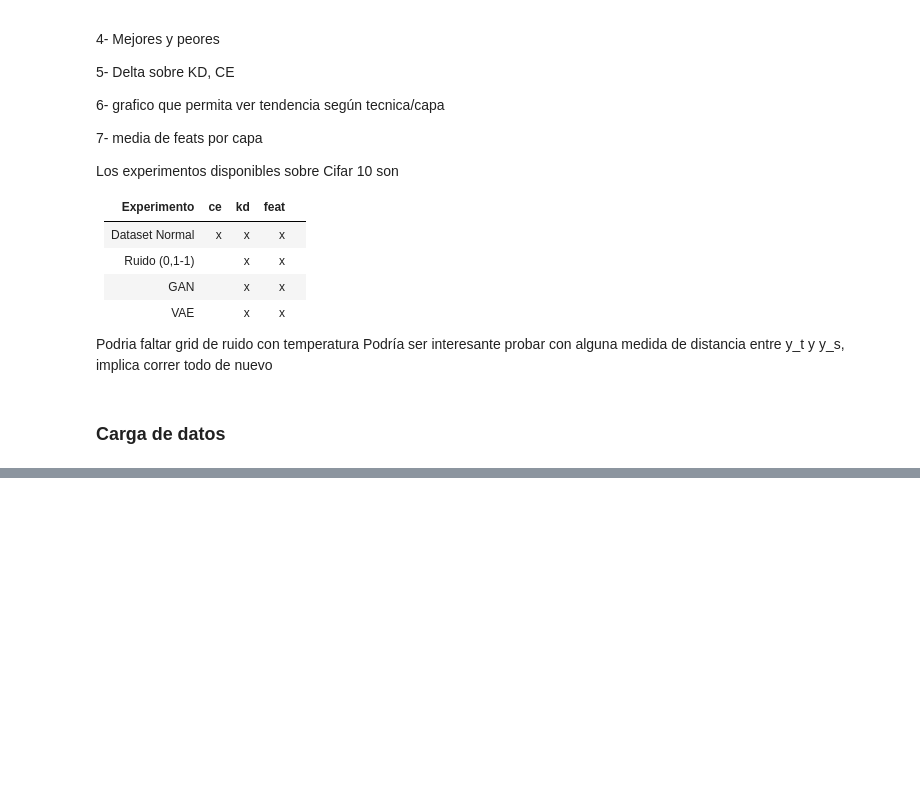
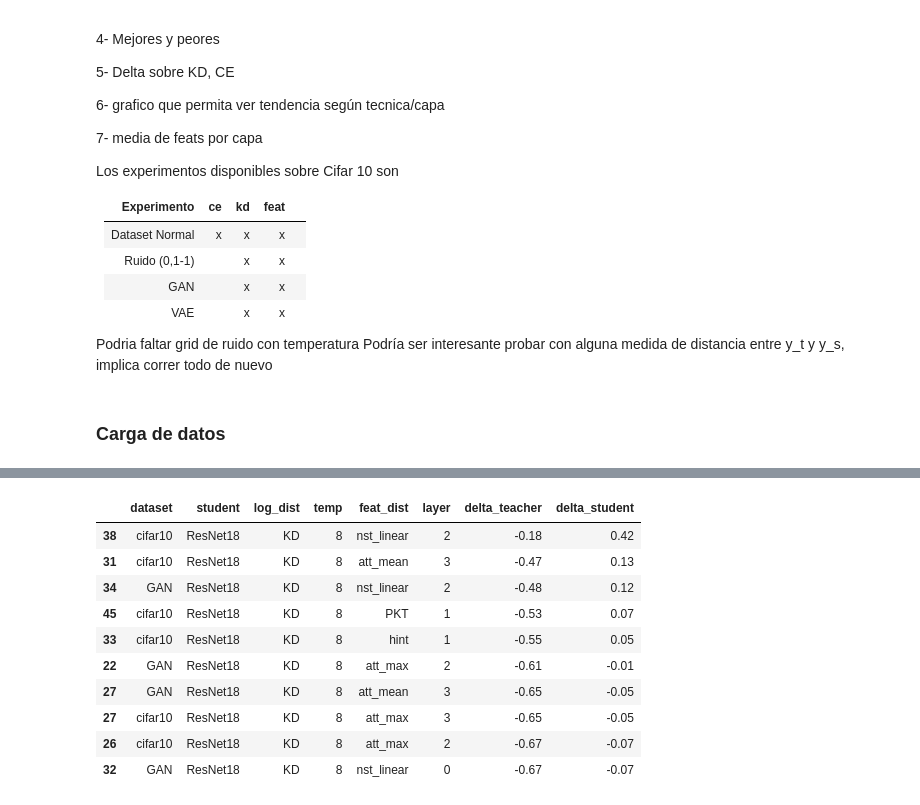
Before and after one commit to jpcosec/Memoria, a Jupyter notebook: vizFeat.ipynb, the cells around one changed output, grey strips where cells are left out. Drawn from its saved outputs; the diff is of its cells as text; code cells hidden in the pictures; blank space fills up the shorter version.

```diff
--- a/vizFeat.ipynb
+++ b/vizFeat.ipynb
@@ -512,14 +49,0 @@ for k,v in d.items():
-# %%
-# Graficos de tiempo
-def d2plambda( dic,model):
-    #for k,i in dic.items():
-    #    dic[k]=[0]
-
-    df=pd.DataFrame.from_dict(dic)
-    df['model']=model
-    df['epochs']=range(1,len(df['model'])+1)
-    #df
-    return df
-
-source=pd.concat([d2plambda(v,k) for k,v in teacher_dict.items()])
-source
@@ -643,4 +49,0 @@ import pandas as pd
-# %%
-source=pd.concat([data['students']['feat']['noise'],data['students']['kd']['noise']])
-source['noise']=[float(i.split(',')[1]) for i in source['transform']]
-source
@@ -715,0 +838,23 @@ noise_plot()
+# %%
+source=pd.concat([data['students']['feat']['noise'],
+                  data['students']['kd']['noise']])
+
+source=source[source['noise']==1.0]
+
+source=source.copy()
+source['dataset']="Noise 1.0"
+
+sourceKD=normal_whole_source('KD')
+sourceKD=sourceKD[sourceKD['feat_dist']!='nst_poly']
+
+source=pd.concat([source,
+                 data['students']['kd']['VAE'],
+                 data['students']['feat']['VAE'],
+                 data['students']['kd']['GAN'],
+                 data['students']['feat']['GAN'],
+                 sourceKD
+                 ])
+
+
+print(top_latex(source,['Mejores en \\features segun diferencia con CE', 'Mejores en \\features segun diferencia con tutor'],
+                drop=['D. logits'],keep=['dataset'],n_cases=10))
@@ -715,0 +879,14 @@ noise_plot()
+# %%
+get_top(source,by='delta_teacher',add_fields=['dataset'],n_cases=10)
+# %% [output]
+|  | dataset | student | log_dist | temp | feat_dist | layer | delta_teacher | delta_student |
+| 38 | cifar10 | ResNet18 | KD | 8 | nst_linear | 2 | -0.18 | 0.42 |
+| 31 | cifar10 | ResNet18 | KD | 8 | att_mean | 3 | -0.47 | 0.13 |
+| 34 | GAN | ResNet18 | KD | 8 | nst_linear | 2 | -0.48 | 0.12 |
+| 45 | cifar10 | ResNet18 | KD | 8 | PKT | 1 | -0.53 | 0.07 |
+| 33 | cifar10 | ResNet18 | KD | 8 | hint | 1 | -0.55 | 0.05 |
+| 22 | GAN | ResNet18 | KD | 8 | att_max | 2 | -0.61 | -0.01 |
+| 27 | GAN | ResNet18 | KD | 8 | att_mean | 3 | -0.65 | -0.05 |
+| 27 | cifar10 | ResNet18 | KD | 8 | att_max | 3 | -0.65 | -0.05 |
+| 26 | cifar10 | ResNet18 | KD | 8 | att_max | 2 | -0.67 | -0.07 |
+| 32 | GAN | ResNet18 | KD | 8 | nst_linear | 0 | -0.67 | -0.07 |
```
Also changed, not shown: parts of 76 cells of this notebook, 2 other files.
